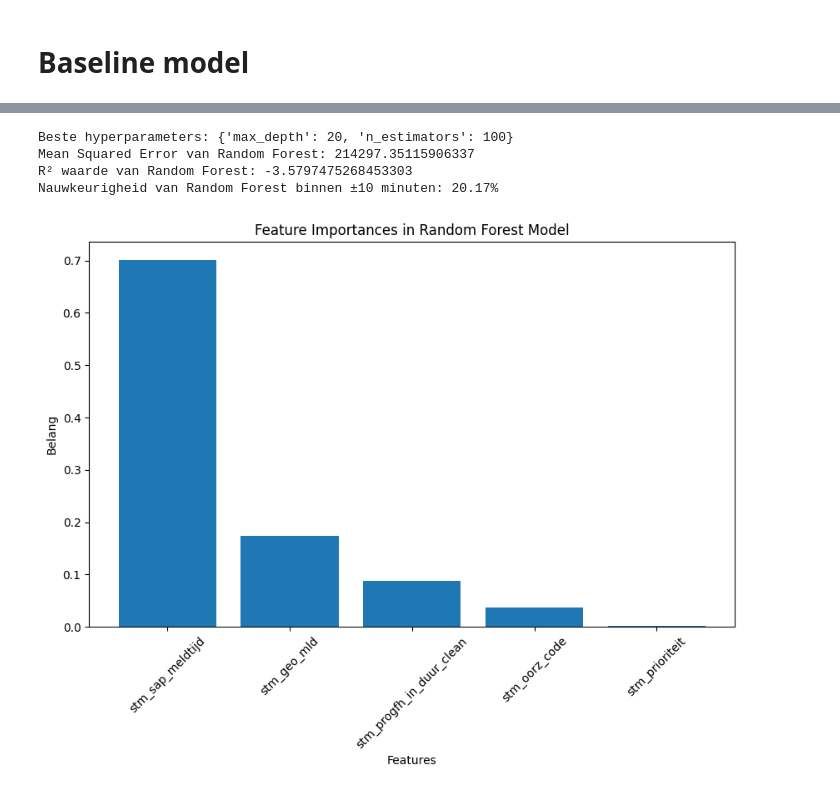
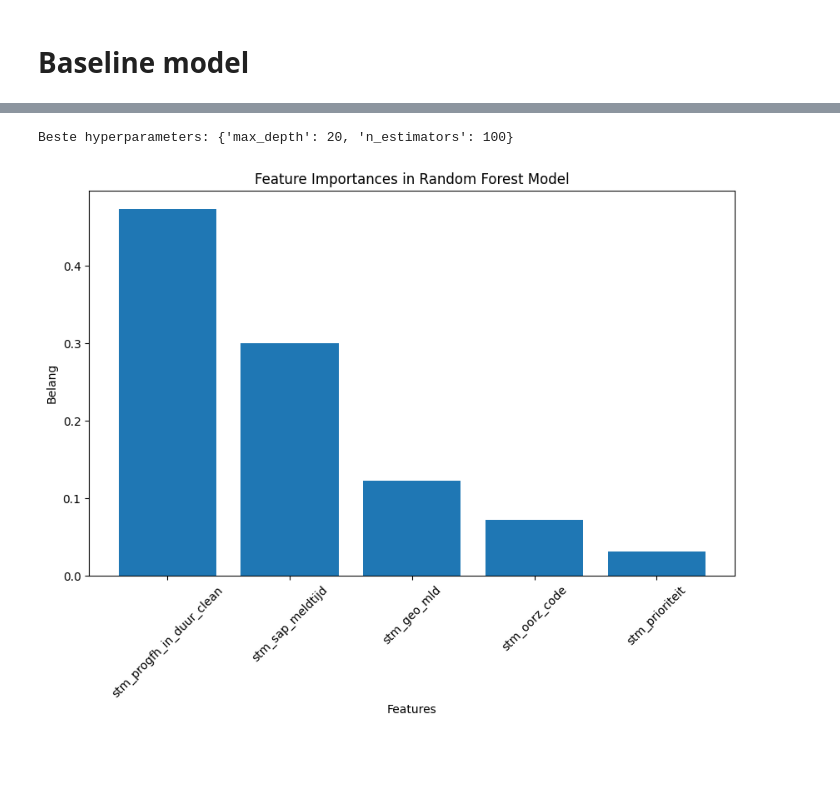
Before and after one commit to JackPieper/DDB2024, a Jupyter notebook: DDB_2024_project.ipynb, the cells around one changed output, grey strips where cells are left out. Cells and saved outputs as stored; diff of their text form; code cells hidden in the pictures; blank space fills up the shorter version.

```diff
--- a/DDB_2024_project.ipynb
+++ b/DDB_2024_project.ipynb
@@ -195,17 +159,2 @@ Length: 67, dtype: object
 # %% [markdown]
 # Baseline model
-# %%
-# Updated function to handle both scalar and array return types
-def mode_per_group(group):
-    mode_result = stats.mode(group, keepdims=True)  # Ensure it returns in an array-like format
-    return mode_result.mode[0]  # Safely access the mode value
-
-# Calculate baseline (mode) for each oorzaak code
-baseline_modes = df.groupby('stm_oorz_code')['stm_fh_duur'].apply(mode_per_group).reset_index()
-baseline_modes.columns = ['stm_oorz_code', 'baseline_fh_duur']
-
-# Merge baseline values with the original DataFrame
-df = df.merge(baseline_modes, on='stm_oorz_code')
-
-# Calculate the difference between actual time and baseline (mode)
-df['difference'] = df['stm_fh_duur'] - df['baseline_fh_duur']
@@ -218,9 +160,0 @@ Mean Absolute Error (MAE): 89.88614494740474
-# %%
-# Check if the baseline prediction matches the actual time
-df['correct_prediction'] = df['stm_fh_duur'] == df['baseline_fh_duur']
-
-# Calculate the accuracy in percentage
-accuracy = df['correct_prediction'].mean() * 100
-
-# Print the accuracy
-print(f'Accuracy of the baseline model: {accuracy:.2f}%')
@@ -348,7 +264,7 @@ Nauwkeurigheid van Decision Tree binnen ±10 minuten: 12.21%
 # %%
 # Onafhankelijke variabelen (X) en afhankelijke variabele (y)
 X = df[['stm_progfh_in_duur_clean', 'stm_oorz_code', 'stm_geo_mld', 'stm_prioriteit', 'stm_sap_meldtijd']]
-y = df['stm_fh_duur']
+y = df['target']
 
 # Splitsen van de dataset
 X_train, X_test, y_train, y_test = train_test_split(X, y, test_size=0.2, random_state=42)
@@ -359,46 +275,34 @@ param_grid = {
     'n_estimators': [100],  # We houden het aantal estimators constant op 100
 }
 
 # Grid Search aanmaken
 grid_search = GridSearchCV(RandomForestRegressor(random_state=42), param_grid, cv=5, scoring='neg_mean_squared_error')
 
 # Train het model met Grid Search
 grid_search.fit(X_train, y_train)
 
 # Beste model en parameters
 best_rf_model = grid_search.best_estimator_
 print(f'Beste hyperparameters: {grid_search.best_params_}')
 
+# Sla het beste model op
+joblib.dump(best_rf_model, 'beste_random_forest_model.pkl')
+
 # Maak voorspellingen op de testset met het beste model
 y_pred_rf = best_rf_model.predict(X_test)
-
-# Bereken de evaluatiestatistieken
-mse_rf = mean_squared_error(y_test, y_pred_rf)
-r2_rf = r2_score(y_test, y_pred_rf)
-
-print(f'Mean Squared Error van Random Forest: {mse_rf}')
-print(f'R² waarde van Random Forest: {r2_rf}')
-
-# Gebruik de functie om de nauwkeurigheid met een specifieke tolerantie te berekenen
-tolerance_minutes = 10  # Stel de tolerantie in minuten in
-accuracy_rf = custom_accuracy(y_test, y_pred_rf, tolerance_minutes)
-print(f'Nauwkeurigheid van Random Forest binnen ±{tolerance_minutes} minuten: {accuracy_rf:.2f}%')
 
 # Belangrijkste kenmerken van het model plotten
 importances = best_rf_model.feature_importances_
 indices = np.argsort(importances)[::-1]
 features = X.columns
 
 plt.figure(figsize=(10, 6))
 plt.title("Feature Importances in Random Forest Model")
 plt.bar(range(X.shape[1]), importances[indices], align="center")
 plt.xticks(range(X.shape[1]), [features[i] for i in indices], rotation=45)
 plt.xlabel("Features")
 plt.ylabel("Belang")
 plt.show()
 # %% [output]
 Beste hyperparameters: {'max_depth': 20, 'n_estimators': 100}
-Mean Squared Error van Random Forest: 214297.35115906337
-R² waarde van Random Forest: -3.5797475268453303
-Nauwkeurigheid van Random Forest binnen ±10 minuten: 20.17%
-[figure, old version]
+[figure, new version]
```
Also changed, not shown: parts of 19 cells of this notebook, 1 other file.
